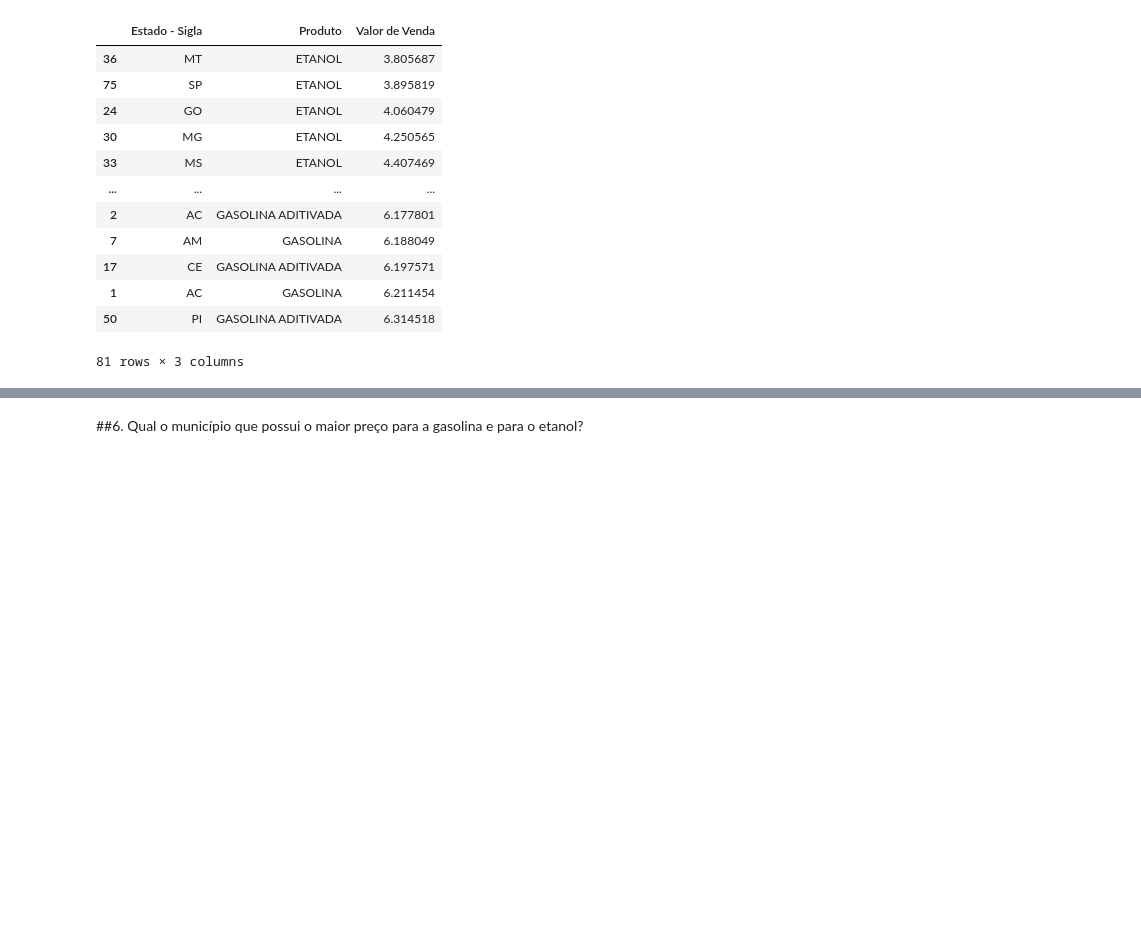
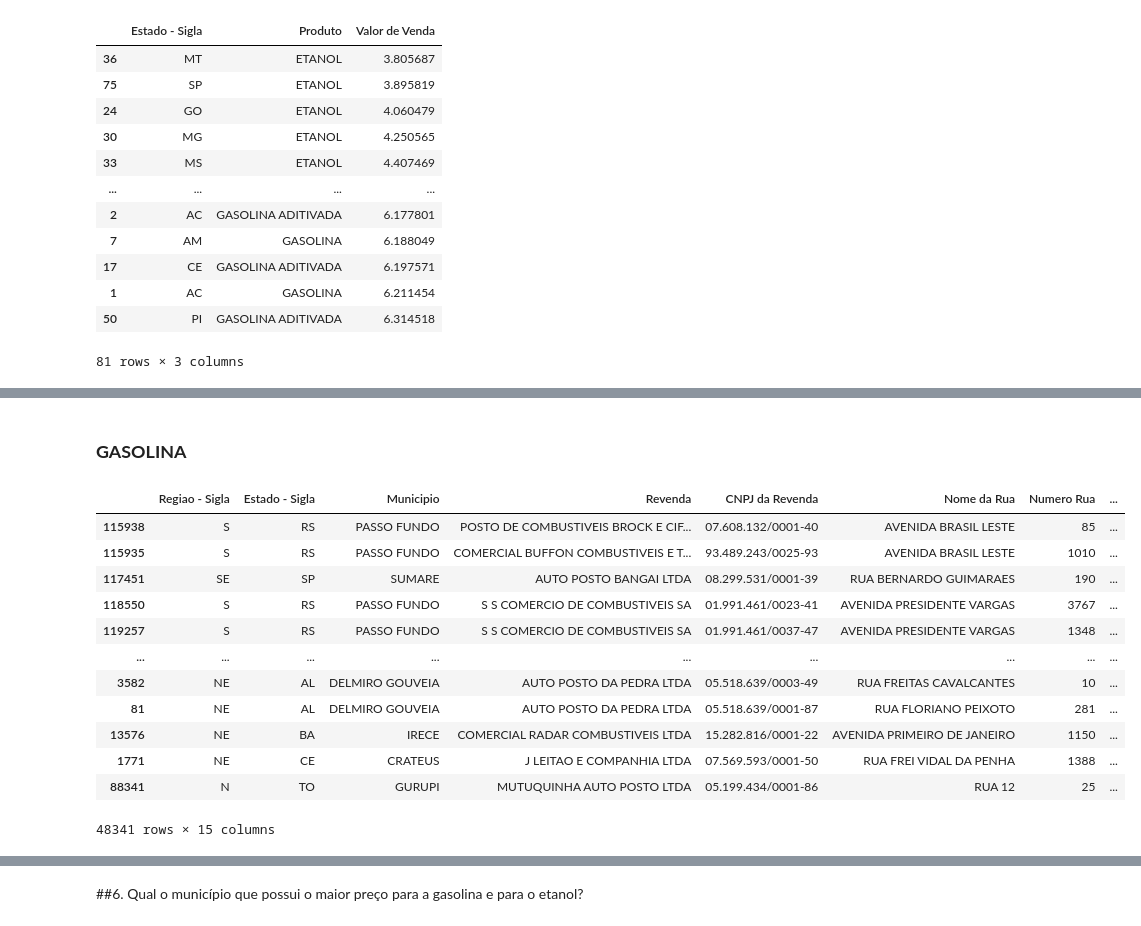
Before and after one commit to amoralles/ProjetoFinal_M4, a Jupyter notebook: ProjetoFinal_M4.ipynb, the cells around one changed output, grey strips where cells are left out. Cells and saved outputs as stored; diff of their text form; code cells hidden in the pictures; blank space fills up the shorter version.

```diff
--- a/ProjetoFinal_M4.ipynb
+++ b/ProjetoFinal_M4.ipynb
@@ -237,0 +250,20 @@ valores
+# %% [markdown]
+### **GASOLINA**
+# %%
+dados_gasolina = conj_dados.loc[(conj_dados['Produto']=='GASOLINA')]
+dados_gasolina.head(5)
+dados_gasolina.sort_values('Valor de Venda')
+# %% [output]
+|  | Regiao - Sigla | Estado - Sigla | Municipio | Revenda | CNPJ da Revenda | Nome da Rua | Numero Rua | ... |
+| 115938 | S | RS | PASSO FUNDO | POSTO DE COMBUSTIVEIS BROCK E CIF... | 07.608.132/0001-40 | AVENIDA BRASIL LESTE | 85 | ... |
+| 115935 | S | RS | PASSO FUNDO | COMERCIAL BUFFON COMBUSTIVEIS E T... | 93.489.243/0025-93 | AVENIDA BRASIL LESTE | 1010 | ... |
+| 117451 | SE | SP | SUMARE | AUTO POSTO BANGAI LTDA | 08.299.531/0001-39 | RUA BERNARDO GUIMARAES | 190 | ... |
+| 118550 | S | RS | PASSO FUNDO | S S COMERCIO DE COMBUSTIVEIS SA | 01.991.461/0023-41 | AVENIDA PRESIDENTE VARGAS | 3767 | ... |
+| 119257 | S | RS | PASSO FUNDO | S S COMERCIO DE COMBUSTIVEIS SA | 01.991.461/0037-47 | AVENIDA PRESIDENTE VARGAS | 1348 | ... |
+| ... | ... | ... | ... | ... | ... | ... | ... | ... |
+| 3582 | NE | AL | DELMIRO GOUVEIA | AUTO POSTO DA PEDRA LTDA | 05.518.639/0003-49 | RUA FREITAS CAVALCANTES | 10 | ... |
+| 81 | NE | AL | DELMIRO GOUVEIA | AUTO POSTO DA PEDRA LTDA | 05.518.639/0001-87 | RUA FLORIANO PEIXOTO | 281 | ... |
+| 13576 | NE | BA | IRECE | COMERCIAL RADAR COMBUSTIVEIS LTDA | 15.282.816/0001-22 | AVENIDA PRIMEIRO DE JANEIRO | 1150 | ... |
+| 1771 | NE | CE | CRATEUS | J LEITAO E COMPANHIA LTDA | 07.569.593/0001-50 | RUA FREI VIDAL DA PENHA | 1388 | ... |
+| 88341 | N | TO | GURUPI | MUTUQUINHA AUTO POSTO LTDA | 05.199.434/0001-86 | RUA 12 | 25 | ... |
+48341 rows × 15 columns
```
Also changed, not shown: parts of 35 cells of this notebook.
